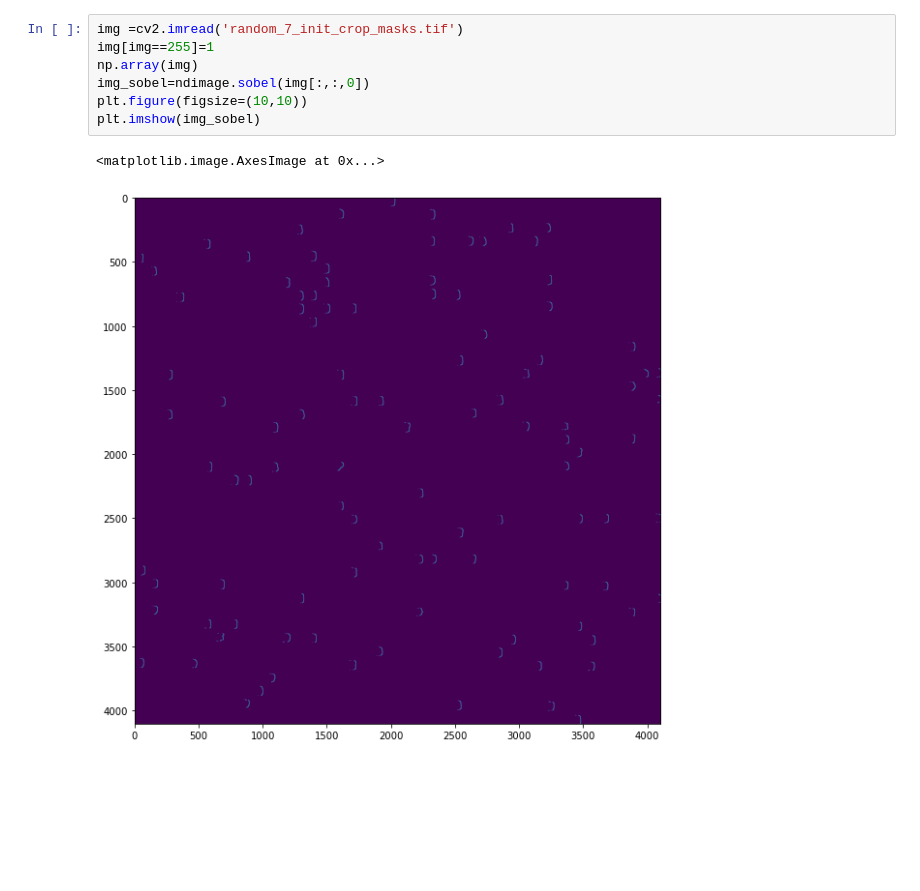
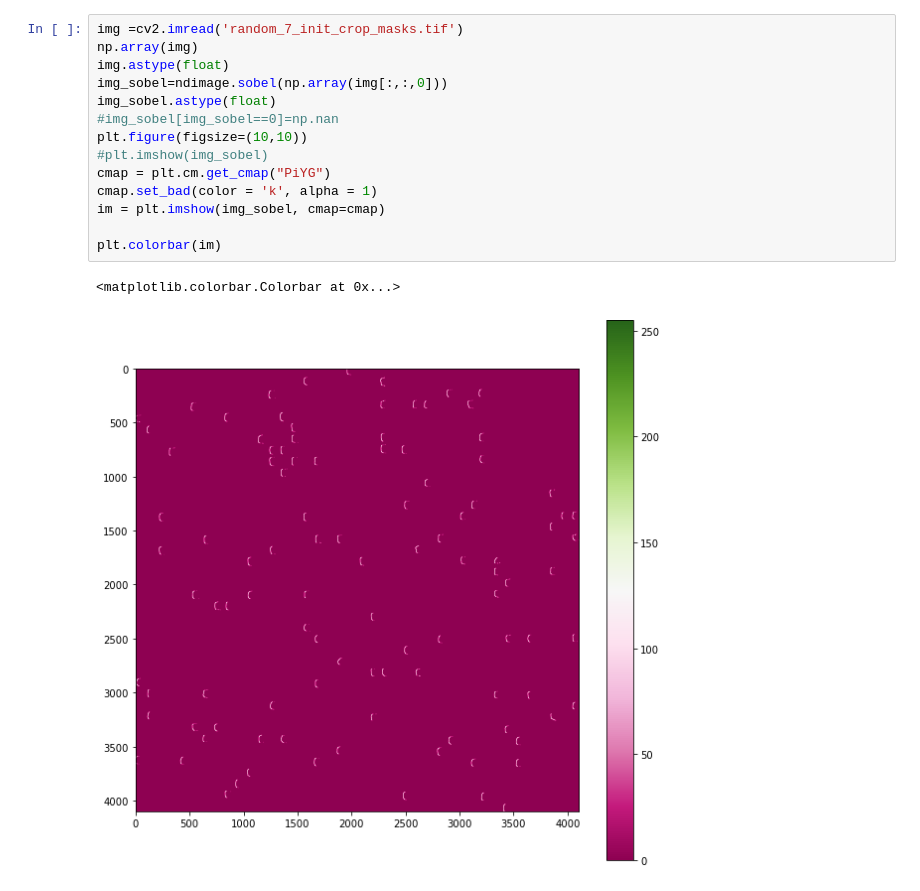
Before and after one commit to iamsmurph/SymBreak, a Jupyter notebook: scripting/Lasso_reduction.ipynb, the cells around one changed output. Drawn from its saved outputs; the diff is of its cells as text; blank space fills up the shorter version.

```diff
--- a/scripting/Lasso_reduction.ipynb
+++ b/scripting/Lasso_reduction.ipynb
@@ -76,13 +199,20 @@ print(clf.coef_)
 # %%
 img =cv2.imread('random_7_init_crop_masks.tif')
-img[img==255]=1
 np.array(img)
-img_sobel=ndimage.sobel(img[:,:,0])
+img.astype(float)
+img_sobel=ndimage.sobel(np.array(img[:,:,0]))
+img_sobel.astype(float)
+#img_sobel[img_sobel==0]=np.nan
 plt.figure(figsize=(10,10))
-plt.imshow(img_sobel)
+#plt.imshow(img_sobel)
+cmap = plt.cm.get_cmap("PiYG")
+cmap.set_bad(color = 'k', alpha = 1)
+im = plt.imshow(img_sobel, cmap=cmap)
+
+plt.colorbar(im)
 # %% [output]
-<matplotlib.image.AxesImage at 0x...>
+<matplotlib.colorbar.Colorbar at 0x...>
-[figure, old version]
+[figure, new version]
 # %%
 a=np.random.randint(2,size=[5,5])
 ndimage.sobel(a)
```
Also changed, not shown: parts of 16 cells of this notebook.
